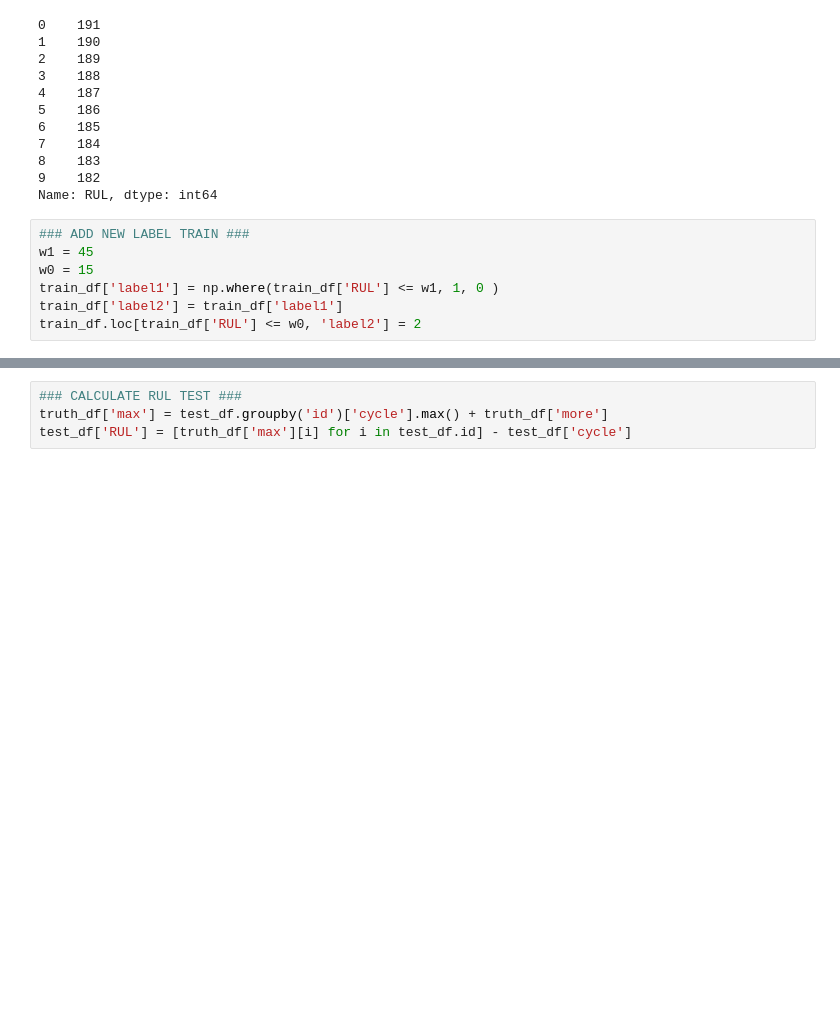
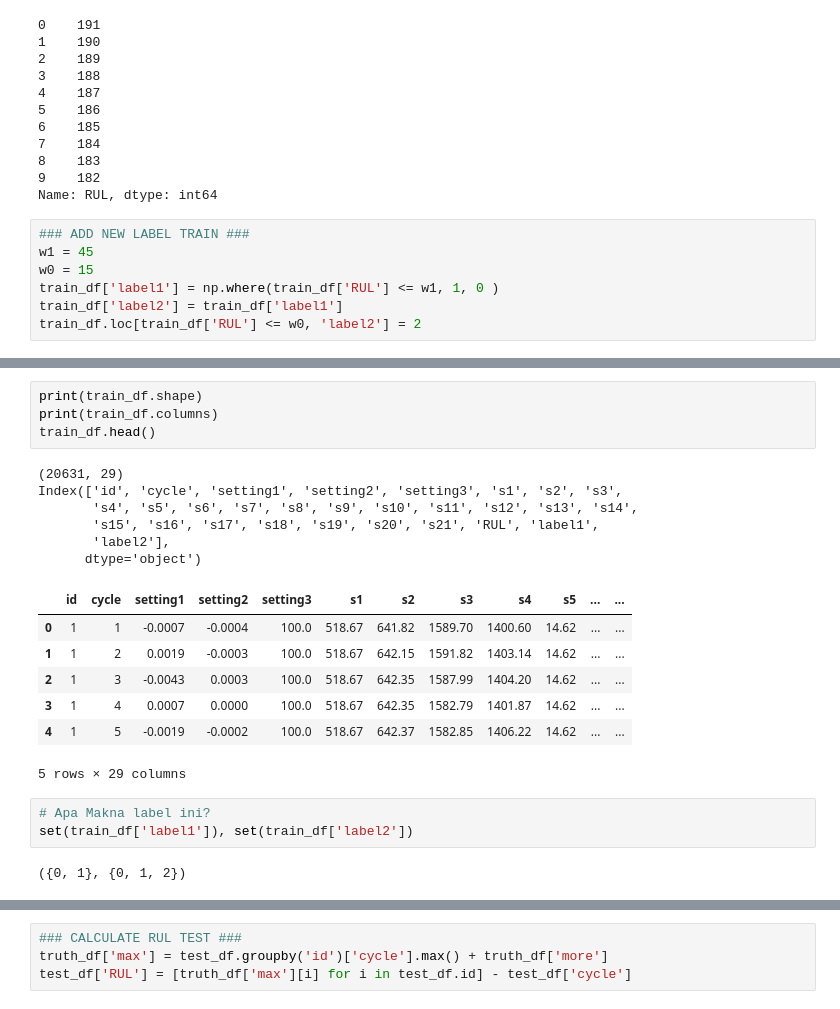
Before and after one commit to sakerajunior/ptpjb, a Jupyter notebook: 16 - Machine Learning untuk Prediksi Kerusakan Komponen.ipynb, the cells around one changed output, grey strips where cells are left out. Drawn from its saved outputs; the diff is of its cells as text; blank space fills up the shorter version.

```diff
--- a/16 - Machine Learning untuk Prediksi Kerusakan Komponen.ipynb
+++ b/16 - Machine Learning untuk Prediksi Kerusakan Komponen.ipynb
@@ -722,0 +789,23 @@ train_df.loc[train_df['RUL'] <= w0, 'label2'] = 2
+# %%
+print(train_df.shape)
+print(train_df.columns)
+train_df.head()
+# %% [output]
+(20631, 29)
+Index(['id', 'cycle', 'setting1', 'setting2', 'setting3', 's1', 's2', 's3',
+       's4', 's5', 's6', 's7', 's8', 's9', 's10', 's11', 's12', 's13', 's14',
+       's15', 's16', 's17', 's18', 's19', 's20', 's21', 'RUL', 'label1',
+       'label2'],
+      dtype='object')
+|  | id | cycle | setting1 | setting2 | setting3 | s1 | s2 | s3 | s4 | s5 | ... | ... |
+| 0 | 1 | 1 | -0.0007 | -0.0004 | 100.0 | 518.67 | 641.82 | 1589.70 | 1400.60 | 14.62 | ... | ... |
+| 1 | 1 | 2 | 0.0019 | -0.0003 | 100.0 | 518.67 | 642.15 | 1591.82 | 1403.14 | 14.62 | ... | ... |
+| 2 | 1 | 3 | -0.0043 | 0.0003 | 100.0 | 518.67 | 642.35 | 1587.99 | 1404.20 | 14.62 | ... | ... |
+| 3 | 1 | 4 | 0.0007 | 0.0000 | 100.0 | 518.67 | 642.35 | 1582.79 | 1401.87 | 14.62 | ... | ... |
+| 4 | 1 | 5 | -0.0019 | -0.0002 | 100.0 | 518.67 | 642.37 | 1582.85 | 1406.22 | 14.62 | ... | ... |
+5 rows × 29 columns
+# %%
+# Apa Makna label ini?
+set(train_df['label1']), set(train_df['label2'])
+# %% [output]
+({0, 1}, {0, 1, 2})
```
Also changed, not shown: parts of 18 cells of this notebook.
